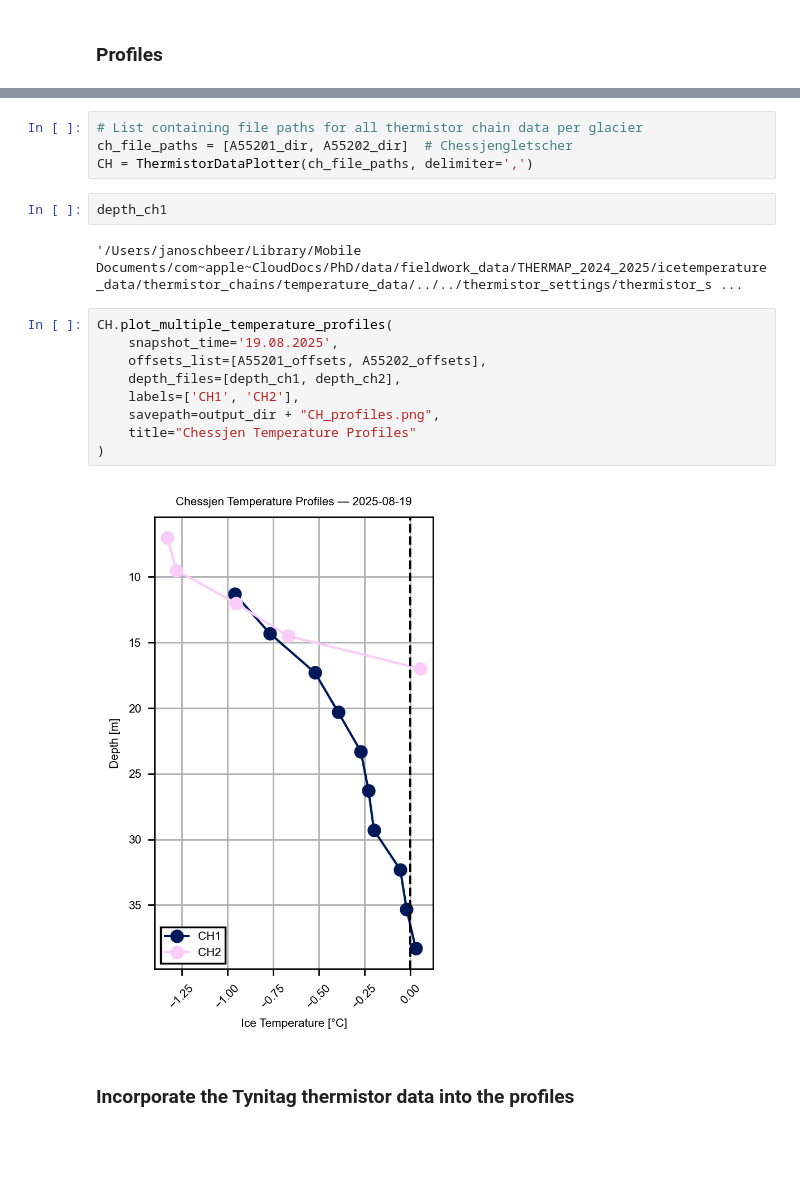
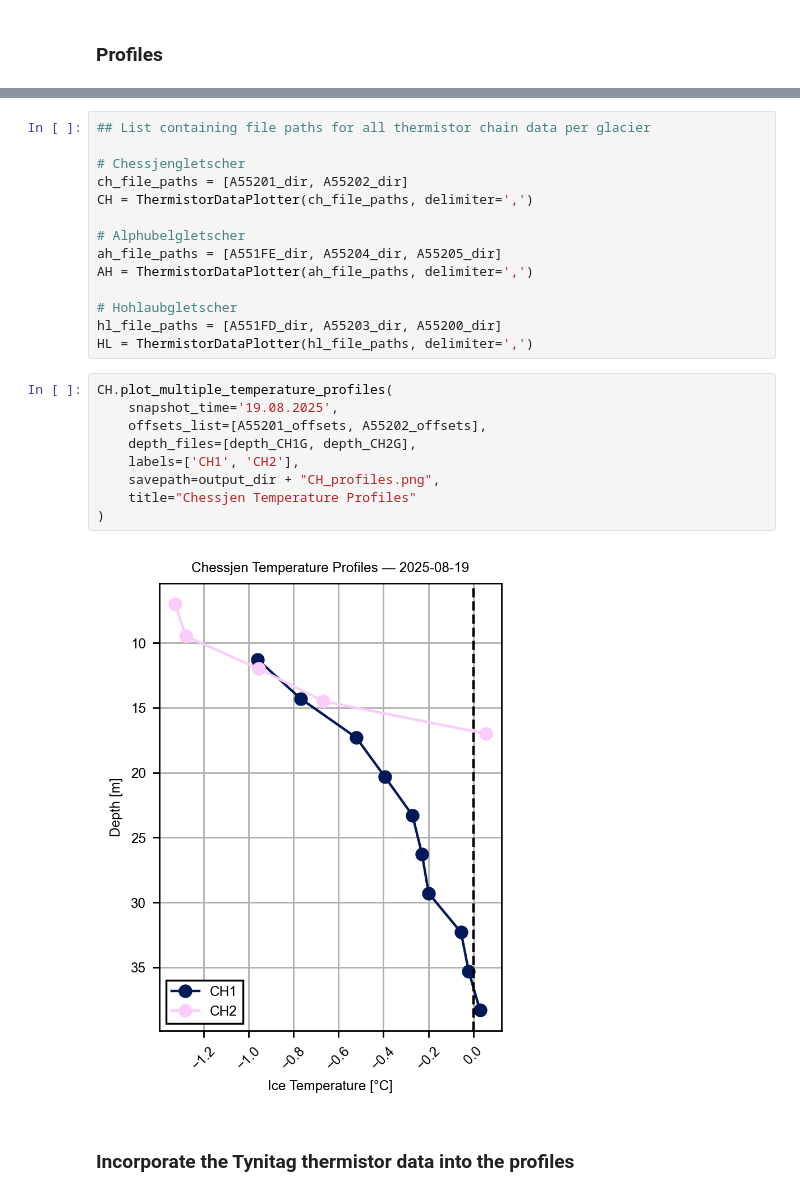
Before and after one commit to sdrocer/polythermal_swiss_glaciers, a Jupyter notebook: processing/analyze_geoprecision.ipynb, the cells around one changed output, grey strips where cells are left out. Cells and saved outputs as stored; diff of their text form; blank space fills up the shorter version.

Commit message:
include chessjen and hohsaas

```diff
--- a/processing/analyze_geoprecision.ipynb
+++ b/processing/analyze_geoprecision.ipynb
@@ -212,24 +273,30 @@ CH2.plot_temperature_profile('19.08.2025', depth_file=depth_ch2, offsets=A55202_
 # %% [output]
 [figure]
 # %%
-# List containing file paths for all thermistor chain data per glacier
-ch_file_paths = [A55201_dir, A55202_dir]  # Chessjengletscher
+## List containing file paths for all thermistor chain data per glacier
+
+# Chessjengletscher
+ch_file_paths = [A55201_dir, A55202_dir]
 CH = ThermistorDataPlotter(ch_file_paths, delimiter=',')
+
+# Alphubelgletscher
+ah_file_paths = [A551FE_dir, A55204_dir, A55205_dir]
+AH = ThermistorDataPlotter(ah_file_paths, delimiter=',')
+
+# Hohlaubgletscher
+hl_file_paths = [A551FD_dir, A55203_dir, A55200_dir]
+HL = ThermistorDataPlotter(hl_file_paths, delimiter=',')
-# %%
-depth_ch1
-# %% [output]
-'/Users/janoschbeer/Library/Mobile Documents/com~apple~CloudDocs/PhD/data/fieldwork_data/THERMAP_2024_2025/icetemperature_data/thermistor_chains/temperature_data/../../thermistor_settings/thermistor_s ...
 # %%
 CH.plot_multiple_temperature_profiles(
     snapshot_time='19.08.2025',
     offsets_list=[A55201_offsets, A55202_offsets],
-    depth_files=[depth_ch1, depth_ch2],
+    depth_files=[depth_CH1G, depth_CH2G],
     labels=['CH1', 'CH2'],
     savepath=output_dir + "CH_profiles.png",
     title="Chessjen Temperature Profiles"
 )
 # %% [output]
-[figure, old version]
+[figure, new version]
 # %% [markdown]
 ### Incorporate the Tynitag thermistor data into the profiles
 # %%
```
Also changed, not shown: parts of 18 cells of this notebook.
